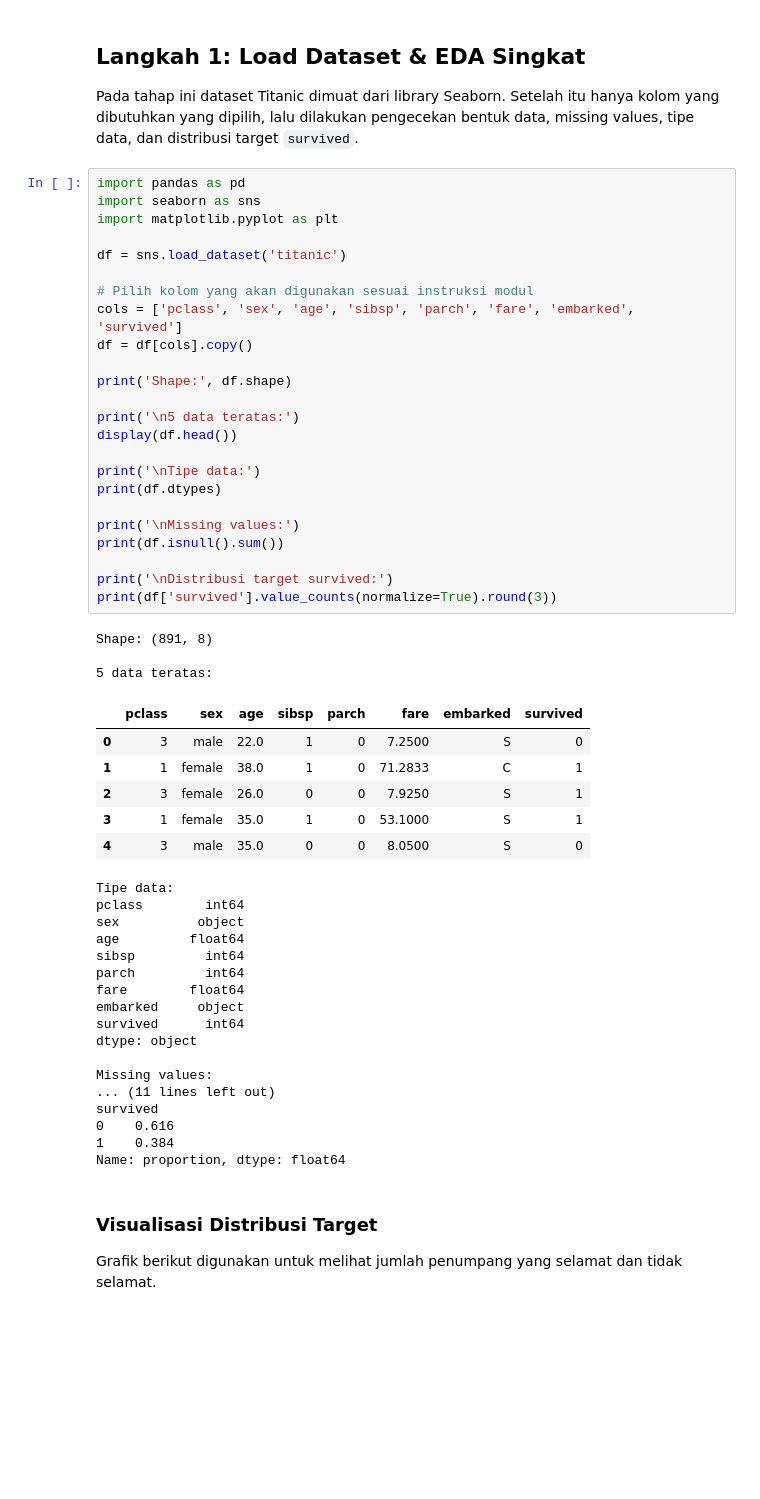
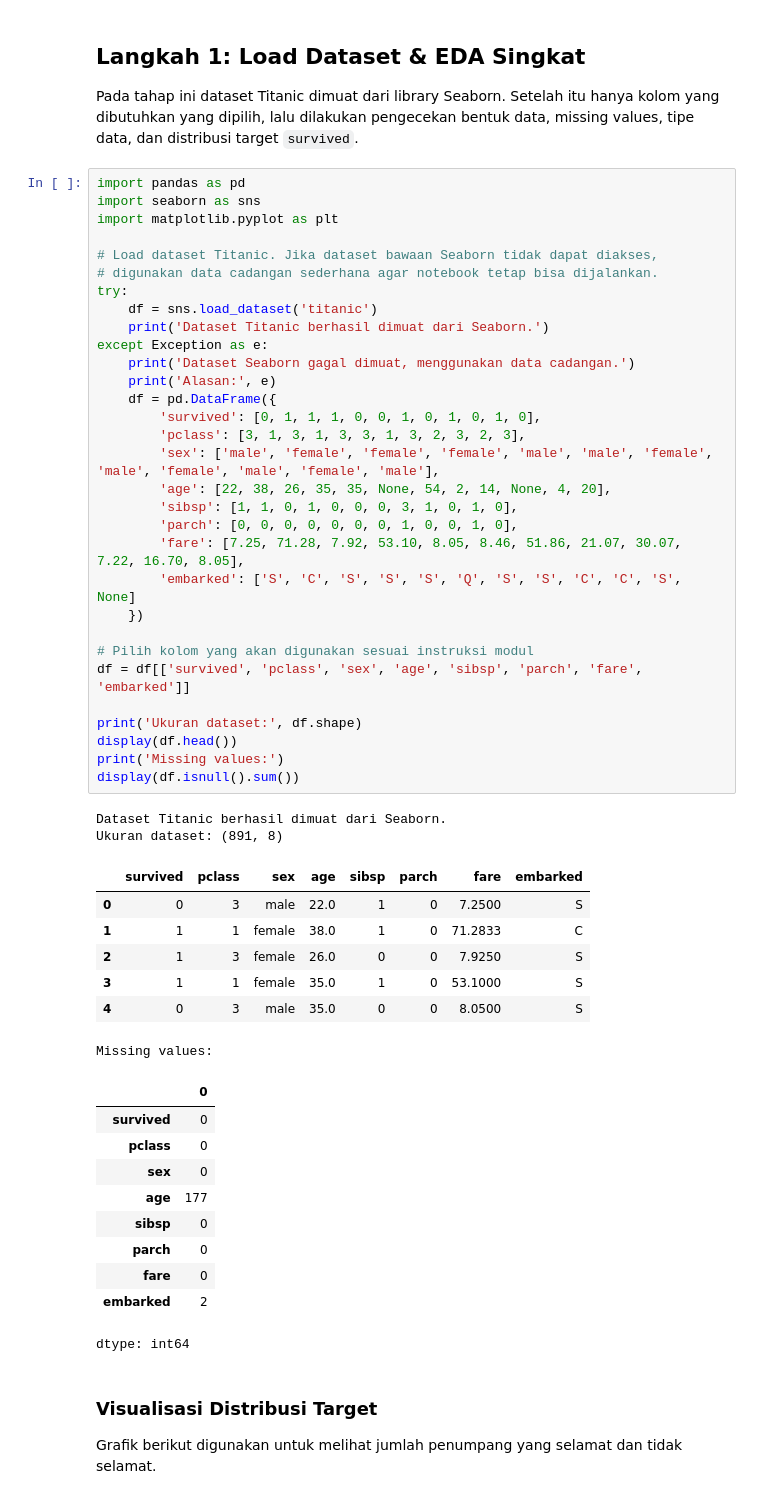
Before and after one commit to krisnohtb/data-science-2026, a Jupyter notebook: Pertemuan6_Krisno_Hasmilu_Hutabarat_240401010102.ipynb, the cells around one changed output. Saved outputs shown, nothing was run; the diff lists cells and outputs as text; blank space fills up the shorter version.

Commit message:
Memperbaiki notebook Pertemuan 6

```diff
--- a/Pertemuan6_Krisno_Hasmilu_Hutabarat_240401010102.ipynb
+++ b/Pertemuan6_Krisno_Hasmilu_Hutabarat_240401010102.ipynb
@@ -11,54 +12,54 @@ Pada tahap ini dataset Titanic dimuat dari library Seaborn. Setelah itu hanya ko
 # %%
 import pandas as pd
 import seaborn as sns
 import matplotlib.pyplot as plt
 
-df = sns.load_dataset('titanic')
+# Load dataset Titanic. Jika dataset bawaan Seaborn tidak dapat diakses,
+# digunakan data cadangan sederhana agar notebook tetap bisa dijalankan.
+try:
+    df = sns.load_dataset('titanic')
+    print('Dataset Titanic berhasil dimuat dari Seaborn.')
+except Exception as e:
+    print('Dataset Seaborn gagal dimuat, menggunakan data cadangan.')
+    print('Alasan:', e)
+    df = pd.DataFrame({
+        'survived': [0, 1, 1, 1, 0, 0, 1, 0, 1, 0, 1, 0],
+        'pclass': [3, 1, 3, 1, 3, 3, 1, 3, 2, 3, 2, 3],
+        'sex': ['male', 'female', 'female', 'female', 'male', 'male', 'female', 'male', 'female', 'male', 'female', 'male'],
+        'age': [22, 38, 26, 35, 35, None, 54, 2, 14, None, 4, 20],
+        'sibsp': [1, 1, 0, 1, 0, 0, 0, 3, 1, 0, 1, 0],
+        'parch': [0, 0, 0, 0, 0, 0, 0, 1, 0, 0, 1, 0],
+        'fare': [7.25, 71.28, 7.92, 53.10, 8.05, 8.46, 51.86, 21.07, 30.07, 7.22, 16.70, 8.05],
+        'embarked': ['S', 'C', 'S', 'S', 'S', 'Q', 'S', 'S', 'C', 'C', 'S', None]
+    })
 
 # Pilih kolom yang akan digunakan sesuai instruksi modul
-cols = ['pclass', 'sex', 'age', 'sibsp', 'parch', 'fare', 'embarked', 'survived']
-df = df[cols].copy()
+df = df[['survived', 'pclass', 'sex', 'age', 'sibsp', 'parch', 'fare', 'embarked']]
 
-print('Shape:', df.shape)
-
-print('\n5 data teratas:')
+print('Ukuran dataset:', df.shape)
 display(df.head())
-
-print('\nTipe data:')
-print(df.dtypes)
-
-print('\nMissing values:')
-print(df.isnull().sum())
-
-print('\nDistribusi target survived:')
-print(df['survived'].value_counts(normalize=True).round(3))
+print('Missing values:')
+display(df.isnull().sum())
 # %% [output]
-Shape: (891, 8)
-
-5 data teratas:
+Dataset Titanic berhasil dimuat dari Seaborn.
+Ukuran dataset: (891, 8)
-|  | pclass | sex | age | sibsp | parch | fare | embarked | survived |
-| 0 | 3 | male | 22.0 | 1 | 0 | 7.2500 | S | 0 |
-| 1 | 1 | female | 38.0 | 1 | 0 | 71.2833 | C | 1 |
-| 2 | 3 | female | 26.0 | 0 | 0 | 7.9250 | S | 1 |
-| 3 | 1 | female | 35.0 | 1 | 0 | 53.1000 | S | 1 |
-| 4 | 3 | male | 35.0 | 0 | 0 | 8.0500 | S | 0 |
+|  | survived | pclass | sex | age | sibsp | parch | fare | embarked |
+| 0 | 0 | 3 | male | 22.0 | 1 | 0 | 7.2500 | S |
+| 1 | 1 | 1 | female | 38.0 | 1 | 0 | 71.2833 | C |
+| 2 | 1 | 3 | female | 26.0 | 0 | 0 | 7.9250 | S |
+| 3 | 1 | 1 | female | 35.0 | 1 | 0 | 53.1000 | S |
+| 4 | 0 | 3 | male | 35.0 | 0 | 0 | 8.0500 | S |
-Tipe data:
-pclass        int64
-sex          object
-age         float64
-sibsp         int64
-parch         int64
-fare        float64
-embarked     object
-survived      int64
-dtype: object
-
 Missing values:
-... (11 lines left out)
-survived
-0    0.616
-1    0.384
-Name: proportion, dtype: float64
+|  | 0 |
+| survived | 0 |
+| pclass | 0 |
+| sex | 0 |
+| age | 177 |
+| sibsp | 0 |
+| parch | 0 |
+| fare | 0 |
+| embarked | 2 |
+dtype: int64
 # %% [markdown]
 ### Visualisasi Distribusi Target
 
```
Also changed, not shown: parts of 6 cells of this notebook.
